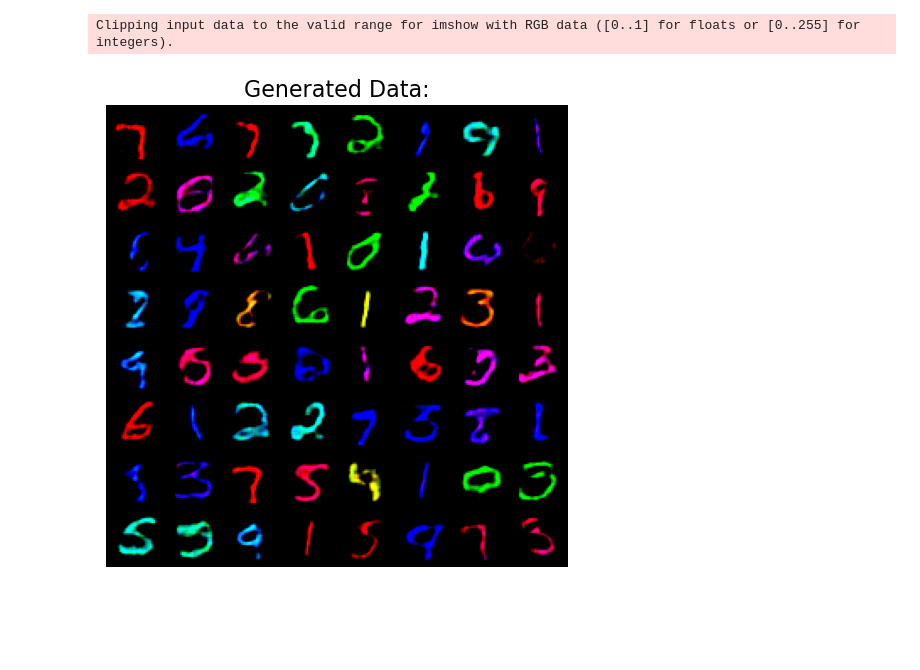
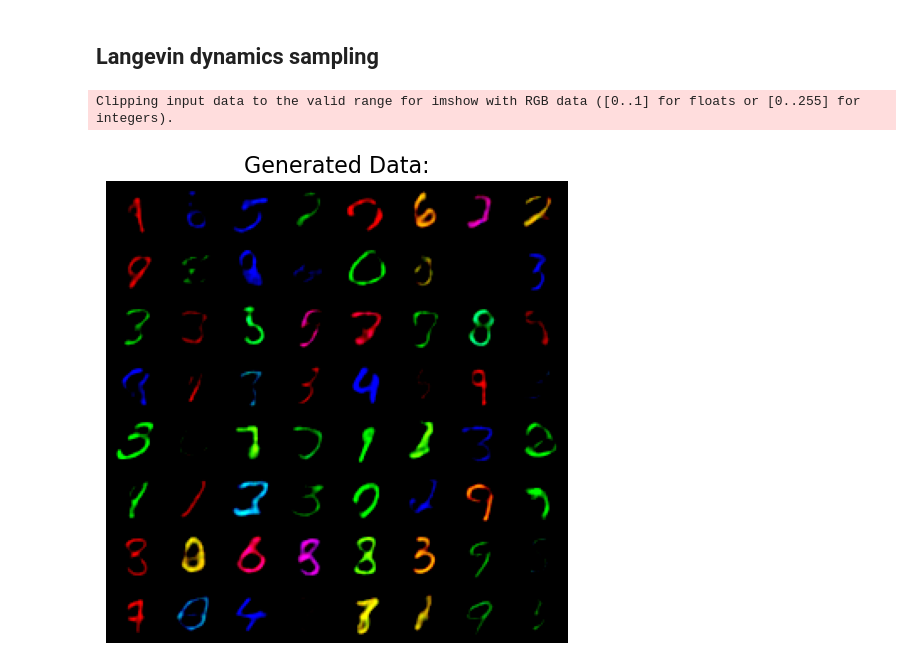
Before and after one commit to danyaaivanov/VAE_latent_space, a Jupyter notebook: IWAE/IWAE_with_dynamics.ipynb, the cells around one changed output. Saved outputs shown, nothing was run; the diff lists cells and outputs as text; code cells hidden in the pictures; blank space fills up the shorter version.

Commit message:
Langevin dynamics upd

```diff
--- a/IWAE/IWAE_with_dynamics.ipynb
+++ b/IWAE/IWAE_with_dynamics.ipynb
@@ -72,3 +72,5 @@ show_samples(interps, 'Colored MNIST interpolation')
+# %% [markdown]
+## Langevin dynamics sampling
 # %%
 import torch
 import torch.nn.functional as F
@@ -81,33 +83,33 @@ train_loader, test_loader = load_dataset(img_size=IMG_SIZE, batch_size=64, num_w
 def langevin_dynamics_vae(z, model, learning_rate, epsilon_std):
     z_tensor = torch.tensor(z).cuda()
     epsilon = torch.randn_like(z_tensor) * epsilon_std
-    z_new_tensor = z_tensor + learning_rate * z_tensor + np.sqrt(learning_rate) * epsilon
+    z_new_tensor = z_tensor - learning_rate * z_tensor + np.sqrt(2*learning_rate) * epsilon
 
     return z_new_tensor
 
 # Set parameters
 learning_rate = 0.0001
 epsilon_std = 1
 num_iterations = 10000
 
 Pdata, _ = next(iter(test_loader))
 if USE_CUDA:
     Pdata = Pdata.cuda()
 
 # Step 1: Run the encoder (IWAE)
 z0 = model.encoder(Pdata)[0]
 
 # Step 2: Run Langevin dynamics with IWAE
 zt = z0.clone()
 for _ in range(num_iterations):
     zt = langevin_dynamics_vae(zt, model, learning_rate, epsilon_std)
 
 # Step 3: Decode to obtain generated data
 reconstructed_data = torch.clamp(model.decoder(zt), -1, 1)
 
 # Print the results
 # show_samples(Pdata.detach().cpu().numpy(), 'Original Data')
 show_samples(reconstructed_data.detach().cpu().numpy(), 'Generated Data:')
 # %% [output]
 Clipping input data to the valid range for imshow with RGB data ([0..1] for floats or [0..255] for integers).
-[figure, old version]
+[figure, new version]
```
Also changed, not shown: parts of 2 cells of this notebook, 2 other files.
